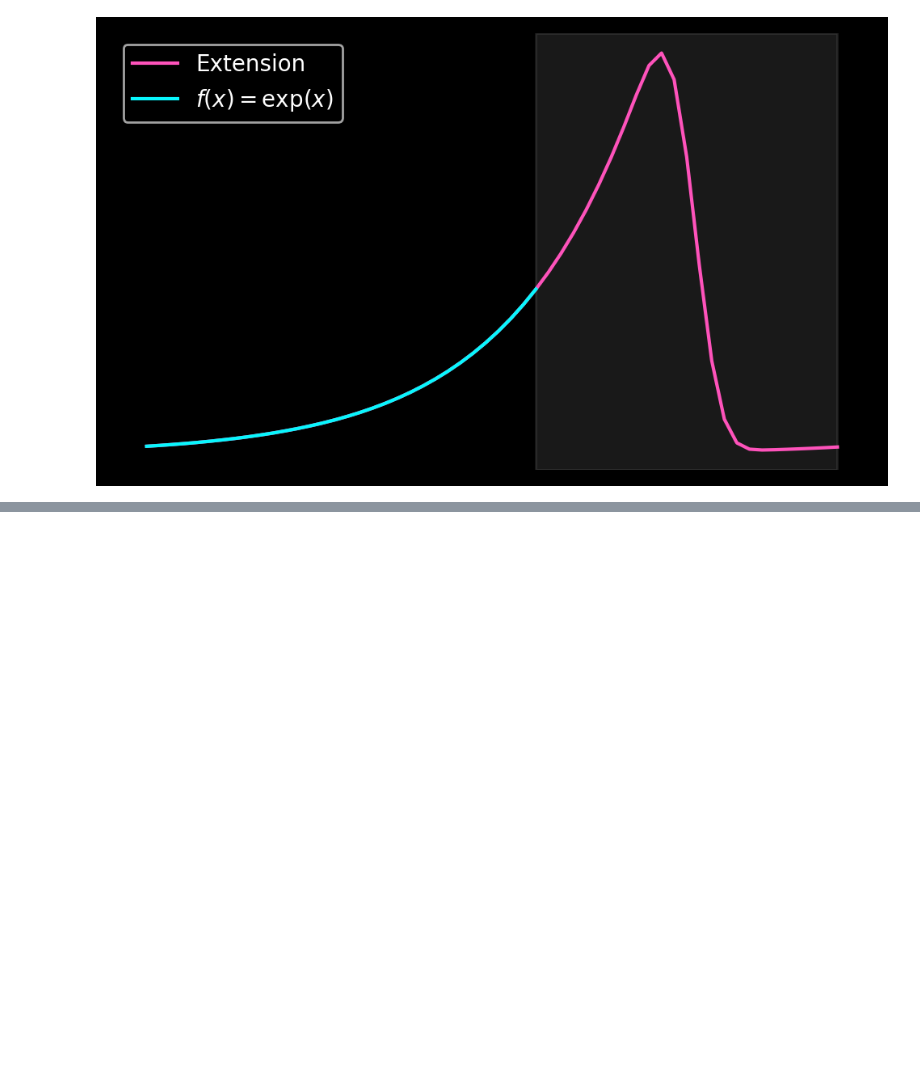
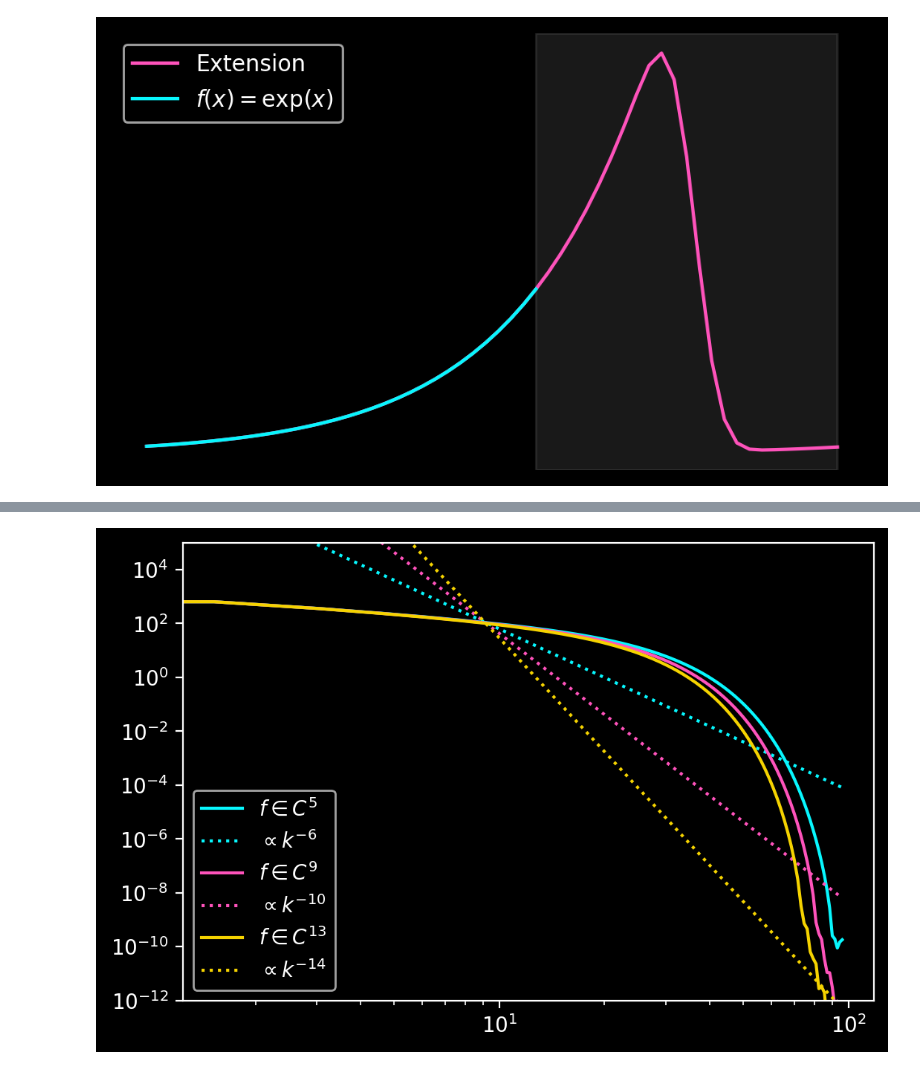
Before and after one commit to KunkelAlexander/when-fourier-fails-python, a Jupyter notebook: 7_gram_fourier_extension.ipynb, the cells around one changed output, grey strips where cells are left out. Cells and saved outputs as stored; diff of their text form; code cells hidden in the pictures; blank space fills up the shorter version.

```diff
--- a/7_gram_fourier_extension.ipynb
+++ b/7_gram_fourier_extension.ipynb
@@ -635,0 +659,53 @@ fig.savefig("figures/gramfe_accuracy.png", bbox_inches='tight')
+# %%
+# Configurable parameters
+N     = 100 # Size of input domain
+
+# Define the domain and the function
+L = np.pi
+x = np.linspace(0, L, N)
+def func(x):
+    return np.exp(x)
+f = func(x)
+dx = x[1] - x[0]
+
+fig, ax = plt.subplots(figsize=(6, 4), dpi=200)
+#plt.axis("off")
+for i, n_accuracy in enumerate([6, 10, 14]):
+
+    Gamma = 150
+    g     = 63
+    nD    = n_accuracy
+    nd    = 32
+    nDelta = nD
+    F = np.fromfile(f"tables/nD={nD}_nd={nd}_g={g}_Gamma={Gamma}.bin").reshape(nD * 2, 2 * nD + 2 * nd - 4)
+    Fe = F[:nD, :].astype(float)
+    Fo = F[nD:, :].astype(float)
+    Pl = np.fromfile(f"tables/Pleft_nD={nD}.bin").reshape( nD, nD).astype(float)
+    Pr = np.fromfile(f"tables/Pright_nD={nD}.bin").reshape(nD, nD).astype(float)
+
+    # Interpolant at boundaries
+    f_left   = f[:nDelta]
+    f_right  = f[-nDelta:]
+
+    # Project interpolant at boundaries onto Gram polynomials
+    a_left   = Pl @ f_left
+    a_right  = Pr @ f_right
+
+    fmatch = (a_left + a_right)/2 @ Fe + (a_right - a_left)/2 @ Fo
+
+    f_periodic = np.concatenate([f, fmatch[nDelta:nDelta + nd - 2]])
+    f_hat = scipy.fft.fft(f_periodic)
+    # Get the k values
+    k = get_k(f_hat, dx)
+    n = int(len(f_hat)/2) - 1
+    n_start = 6
+    n_poly = -n_accuracy
+    plt.loglog(k[:n], np.abs(f_hat[:n]), c=colors[i], label = "$f\in C^{" + f"{n_accuracy - 1}" + r"}$")
+    plt.loglog(k[0:n], np.abs(f_hat[n_start]) * (k[0:n]**n_poly)/(k[n_start]**n_poly), c=colors[i], ls="dotted", label=r"$\propto k^{"+f"{n_poly}"+r"}$")
+
+plt.legend()
+plt.ylim(1e-12, 1e5)
+plt.savefig("figures/gramfe_decay.png", bbox_inches='tight')
+plt.show()
+# %% [output]
+[figure, added]
```
Also changed, not shown: parts of 4 cells of this notebook, 5 other files.
